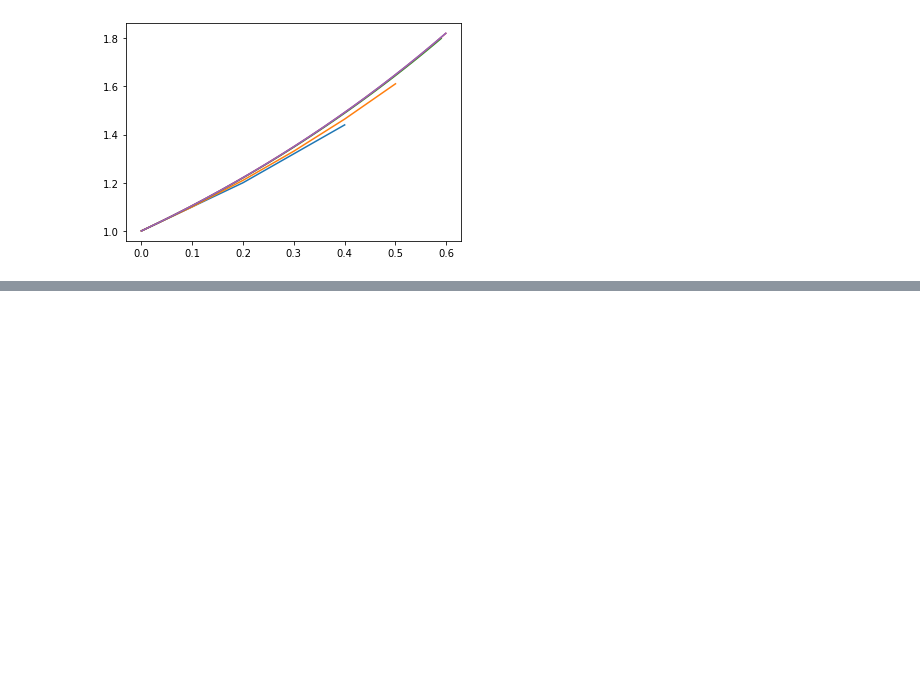
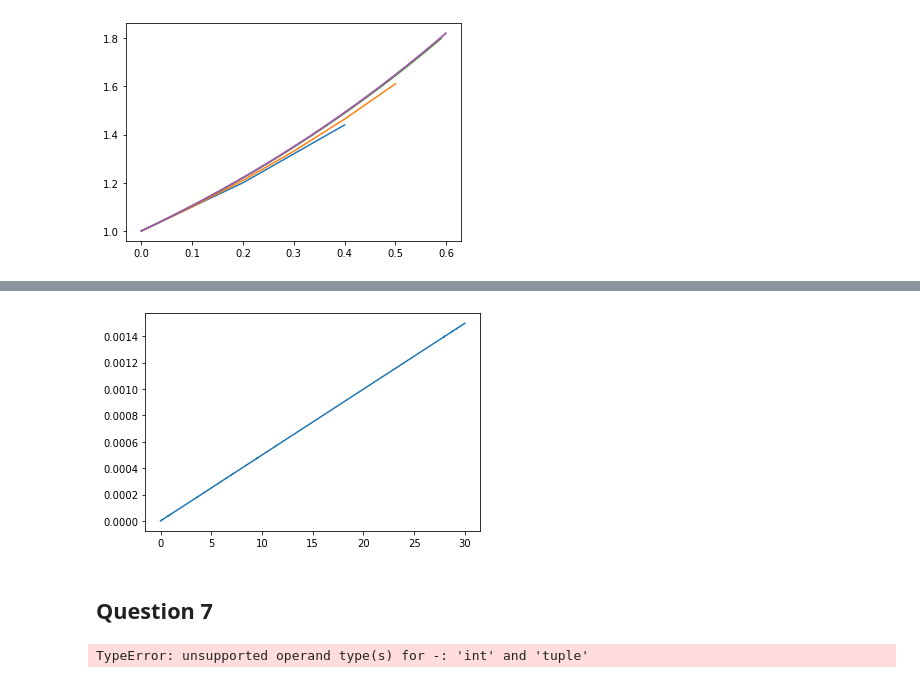
Before and after one commit to HugoDLM/Projet_num2, a Jupyter notebook: Rendu.ipynb, the cells around one changed output, grey strips where cells are left out. Saved outputs shown, nothing was run; the diff lists cells and outputs as text; code cells hidden in the pictures; blank space fills up the shorter version.

```diff
--- a/Rendu.ipynb
+++ b/Rendu.ipynb
@@ -95,0 +117,23 @@ plt.show()
+# %%
+#Ordre 2
+
+dt = 0.0001
+
+t = np.arange(0, 30, dt)
+der_approx = np.subtract(solve_euler_explicit(lambda t, x: x, 1, dt, 0, 30)[1][1:],solve_euler_explicit(lambda t, x: x, 1, dt, 0, 30)[1][:-1])/dt
+der2_approx = np.subtract(der_approx[1:],der_approx[:-1])/dt
+difference = (np.exp(t)[:-2] - der2_approx)/np.exp(t)[:-2]
+
+plt.plot(t[:-2],difference)
+plt.show()
+# %% [output]
+[figure, added]
+# %% [markdown]
+## Question 7 ##
+# %%
+def f(x1, x2, alpha=1, beta=1, gamma=1, delta=1):
+    return (x1*(alpha-beta*x2), -x2(gamma - delta*x1))
+
+solve_euler_explicit(f, (2,3), 0.001, 0, 30)
+# %% [output]
+TypeError: unsupported operand type(s) for -: 'int' and 'tuple'
```
Also changed, not shown: parts of 6 cells of this notebook, 1 other file.
